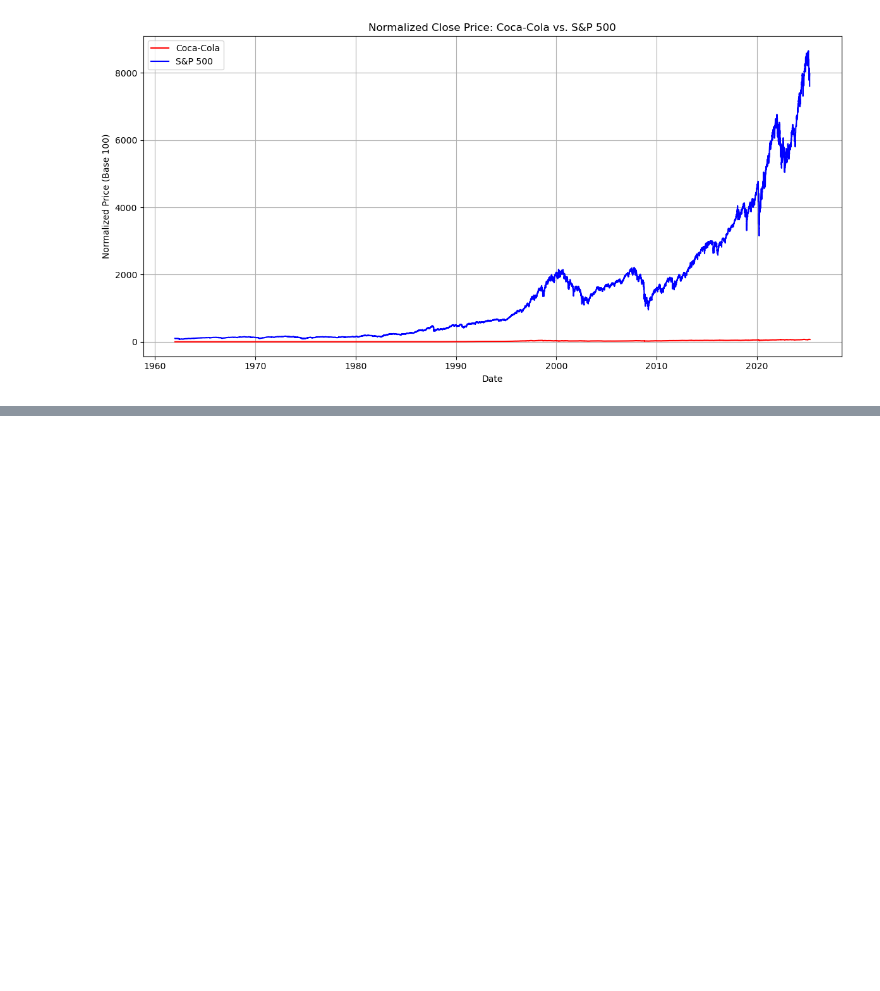
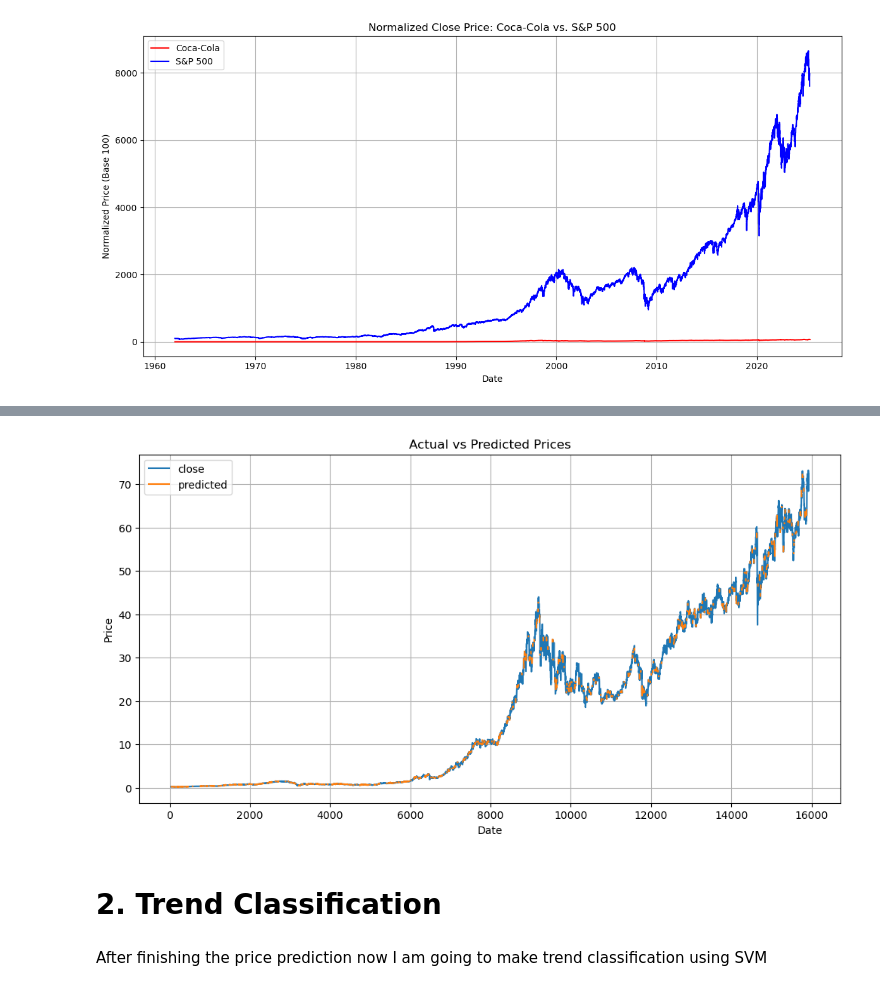
Before and after one commit to JuliusViktor/Analysis_of_Coca_Cola_Stock_Market, a Jupyter notebook: Script/Analysis_Of_Coca_Cola_Stock_Market.ipynb, the cells around one changed output, grey strips where cells are left out. Cells and saved outputs as stored; diff of their text form; code cells hidden in the pictures; blank space fills up the shorter version.

```diff
--- a/Script/Analysis_Of_Coca_Cola_Stock_Market.ipynb
+++ b/Script/Analysis_Of_Coca_Cola_Stock_Market.ipynb
@@ -411,0 +682,3 @@ plt.show()
+# %%
+y_pred_series = pd.Series(y_pred_2, index=y_test.index, name='predicted')
+y_pred_series
@@ -411,0 +698,3 @@ plt.show()
+# %%
+cola_stock_no_na.loc[y_test.index, 'actual'] = y_test
+cola_stock_no_na.loc[y_test.index, 'predicted'] = y_pred_series
@@ -411,0 +712,14 @@ plt.show()
+# %%
+cola_stock_with_prediction = cola_stock_no_na
+# %%
+cola_stock_with_prediction[['close', 'predicted']].plot(figsize=(12,6), title='Actual vs Predicted Prices')
+plt.xlabel("Date")
+plt.ylabel("Price")
+plt.grid(True)
+plt.show()
+# %% [output]
+[figure, added]
+# %% [markdown]
+# 2. Trend Classification
+# %% [markdown]
+After finishing the price prediction now I am going to make trend classification using SVM
```
Also changed, not shown: parts of 40 cells of this notebook, 1 other file.
